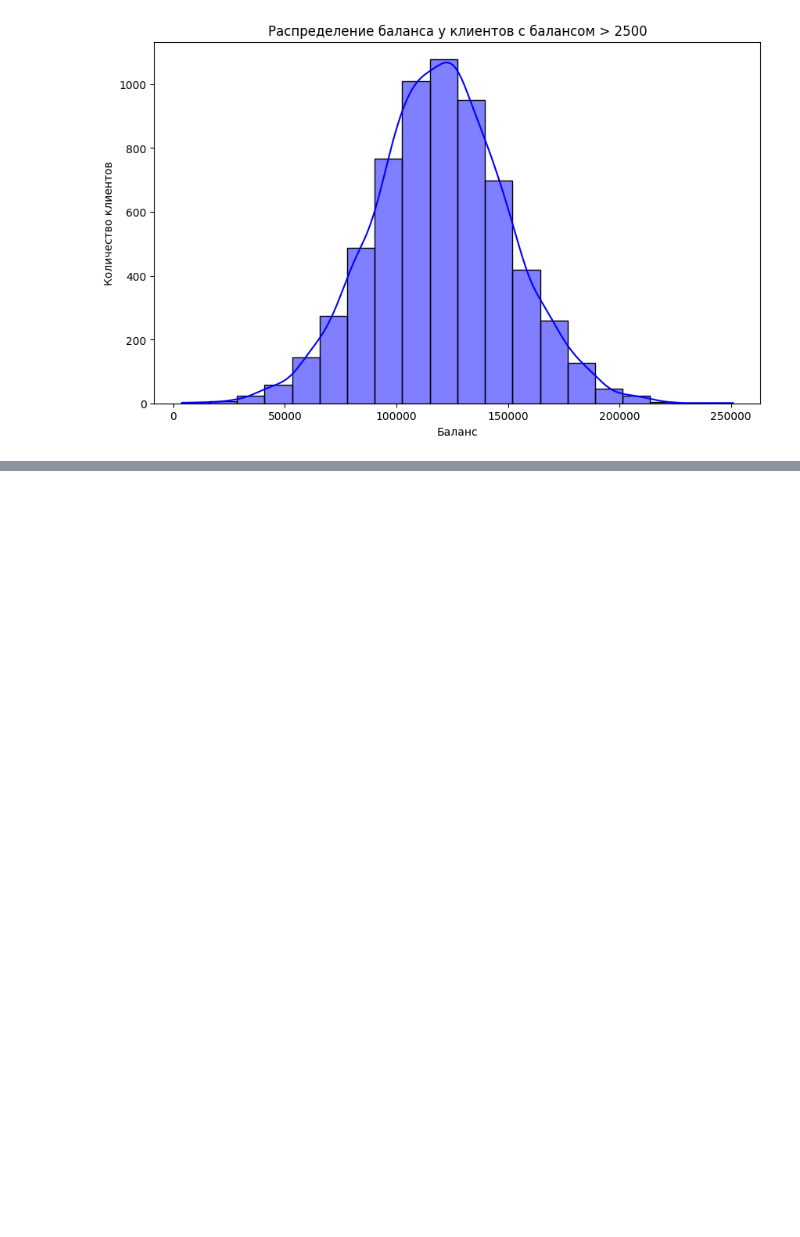
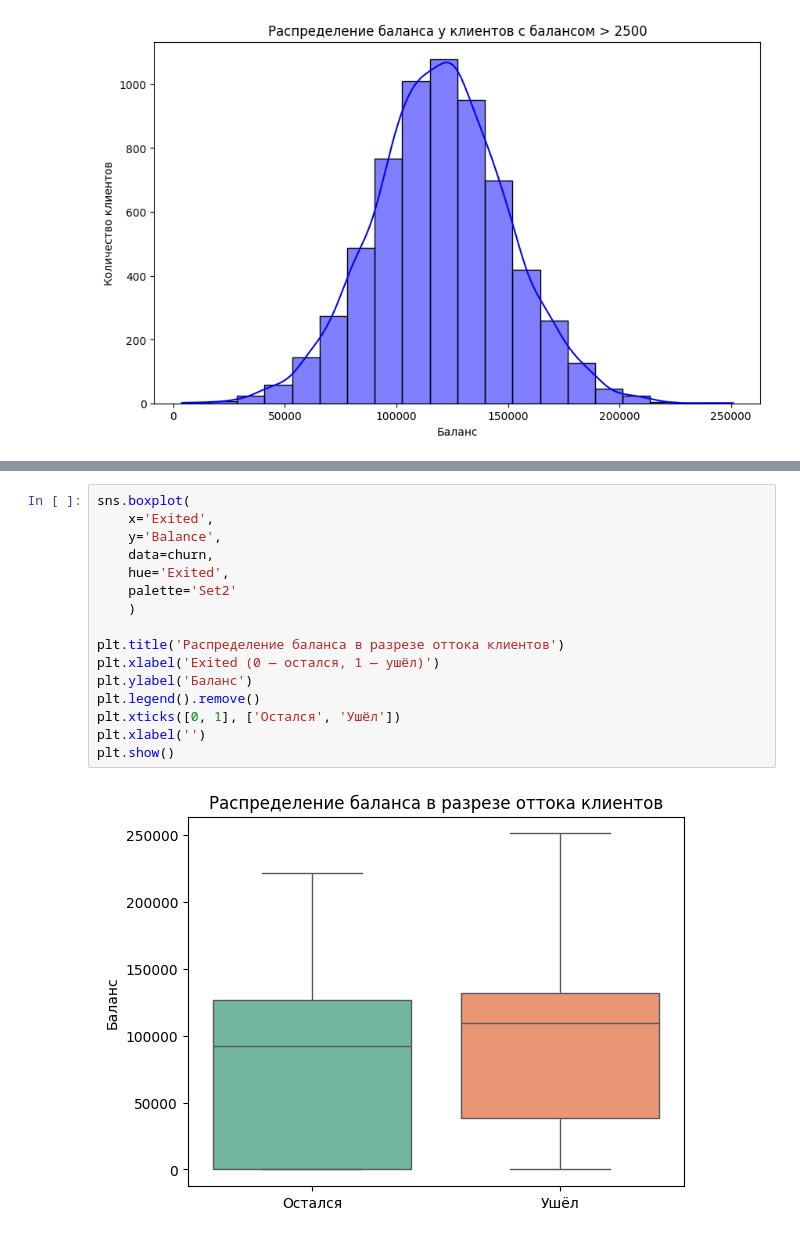
Before and after one commit to yevgeniy2504/sf_education_repo, a Jupyter notebook: task_2_hw/task_2.ipynb, the cells around one changed output, grey strips where cells are left out. Saved outputs shown, nothing was run; the diff lists cells and outputs as text; blank space fills up the shorter version.

```diff
--- a/task_2_hw/task_2.ipynb
+++ b/task_2_hw/task_2.ipynb
@@ -54,0 +59,18 @@ plt.show()
+# %%
+sns.boxplot(
+    x='Exited',
+    y='Balance',
+    data=churn,
+    hue='Exited',
+    palette='Set2'
+    )
+
+plt.title('Распределение баланса в разрезе оттока клиентов')
+plt.xlabel('Exited (0 — остался, 1 — ушёл)')
+plt.ylabel('Баланс')
+plt.legend().remove()
+plt.xticks([0, 1], ['Остался', 'Ушёл'])
+plt.xlabel('')
+plt.show()
+# %% [output]
+[figure, added]
```
Also changed, not shown: parts of 14 cells of this notebook.
